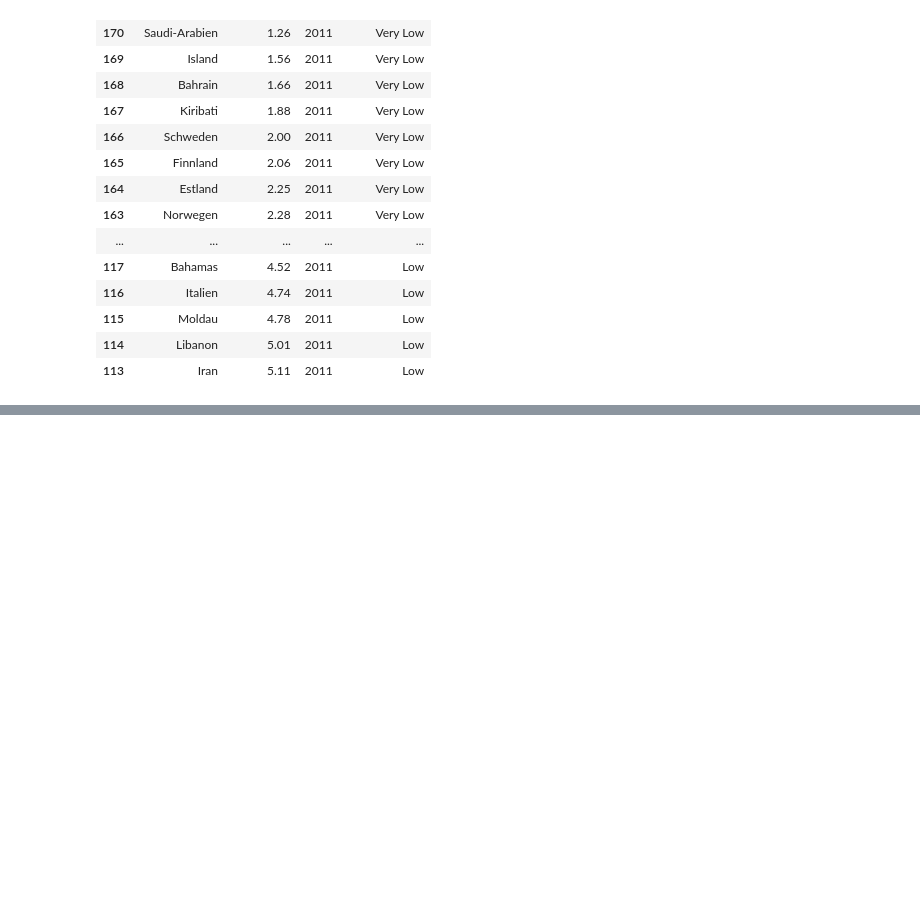
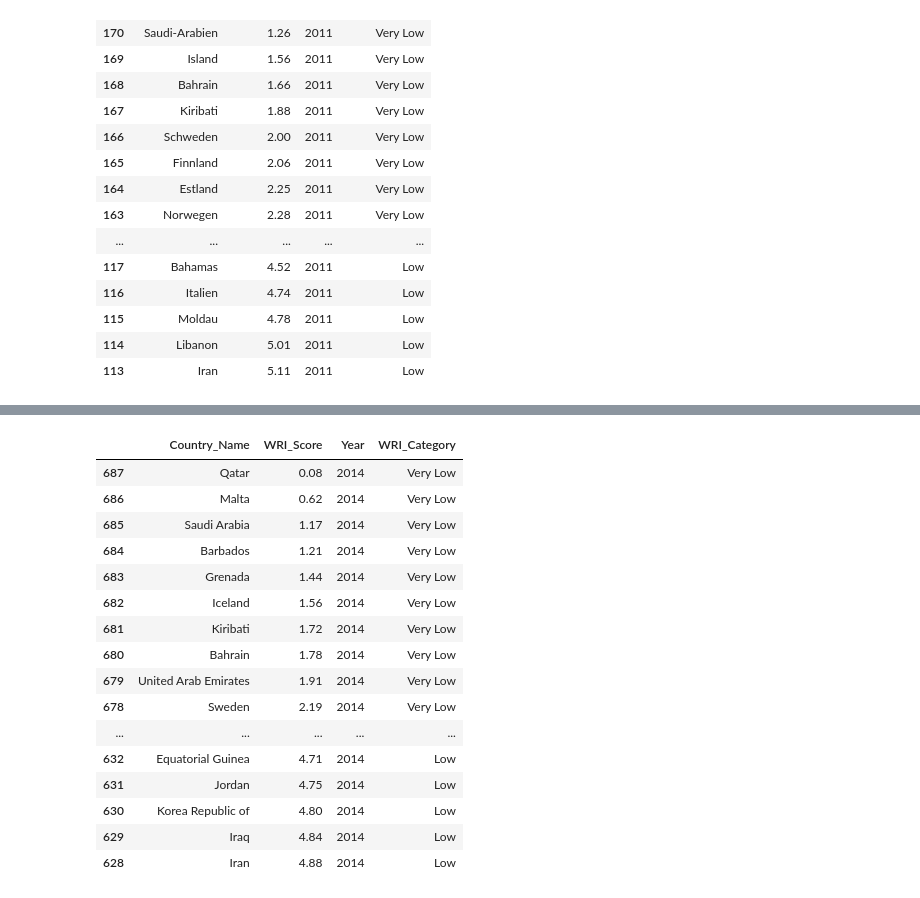
Before and after one commit to herzf012/world-disaster-risk-visualization, a Jupyter notebook: Data_Cleaning/rank_by_wri.ipynb, the cells around one changed output, grey strips where cells are left out. Cells and saved outputs as stored; diff of their text form; code cells hidden in the pictures; blank space fills up the shorter version.

```diff
--- a/Data_Cleaning/rank_by_wri.ipynb
+++ b/Data_Cleaning/rank_by_wri.ipynb
@@ -178,0 +178,4 @@ wri_rank_transformed.sort_values("WRI_Score", ascending = True).head(20)
+# %%
+# 2014
+wri_2014_df = wri_rank_transformed_df.loc[(wri_rank_transformed_df["Year"] == 2014)]
+wri_2014_df
@@ -178,0 +196,20 @@ wri_rank_transformed.sort_values("WRI_Score", ascending = True).head(20)
+# %%
+wri_2014_df.sort_values("WRI_Score", ascending = True).head(60)
+# %% [output]
+|  | Country_Name | WRI_Score | Year | WRI_Category |
+| 687 | Qatar | 0.08 | 2014 | Very Low |
+| 686 | Malta | 0.62 | 2014 | Very Low |
+| 685 | Saudi Arabia | 1.17 | 2014 | Very Low |
+| 684 | Barbados | 1.21 | 2014 | Very Low |
+| 683 | Grenada | 1.44 | 2014 | Very Low |
+| 682 | Iceland | 1.56 | 2014 | Very Low |
+| 681 | Kiribati | 1.72 | 2014 | Very Low |
+| 680 | Bahrain | 1.78 | 2014 | Very Low |
+| 679 | United Arab Emirates | 1.91 | 2014 | Very Low |
+| 678 | Sweden | 2.19 | 2014 | Very Low |
+| ... | ... | ... | ... | ... |
+| 632 | Equatorial Guinea | 4.71 | 2014 | Low |
+| 631 | Jordan | 4.75 | 2014 | Low |
+| 630 | Korea Republic of | 4.80 | 2014 | Low |
+| 629 | Iraq | 4.84 | 2014 | Low |
+| 628 | Iran | 4.88 | 2014 | Low |
```
Also changed, not shown: parts of 27 cells of this notebook.
